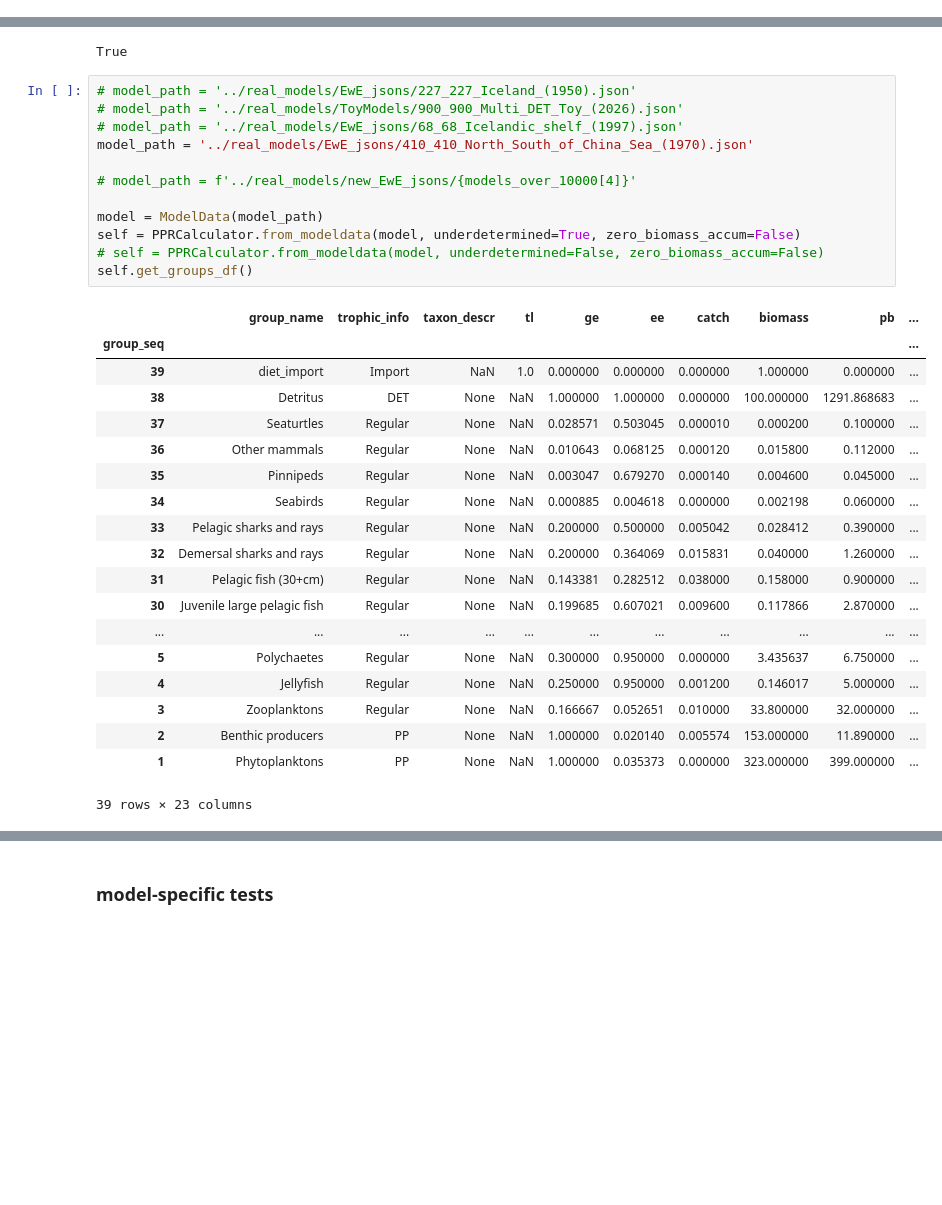
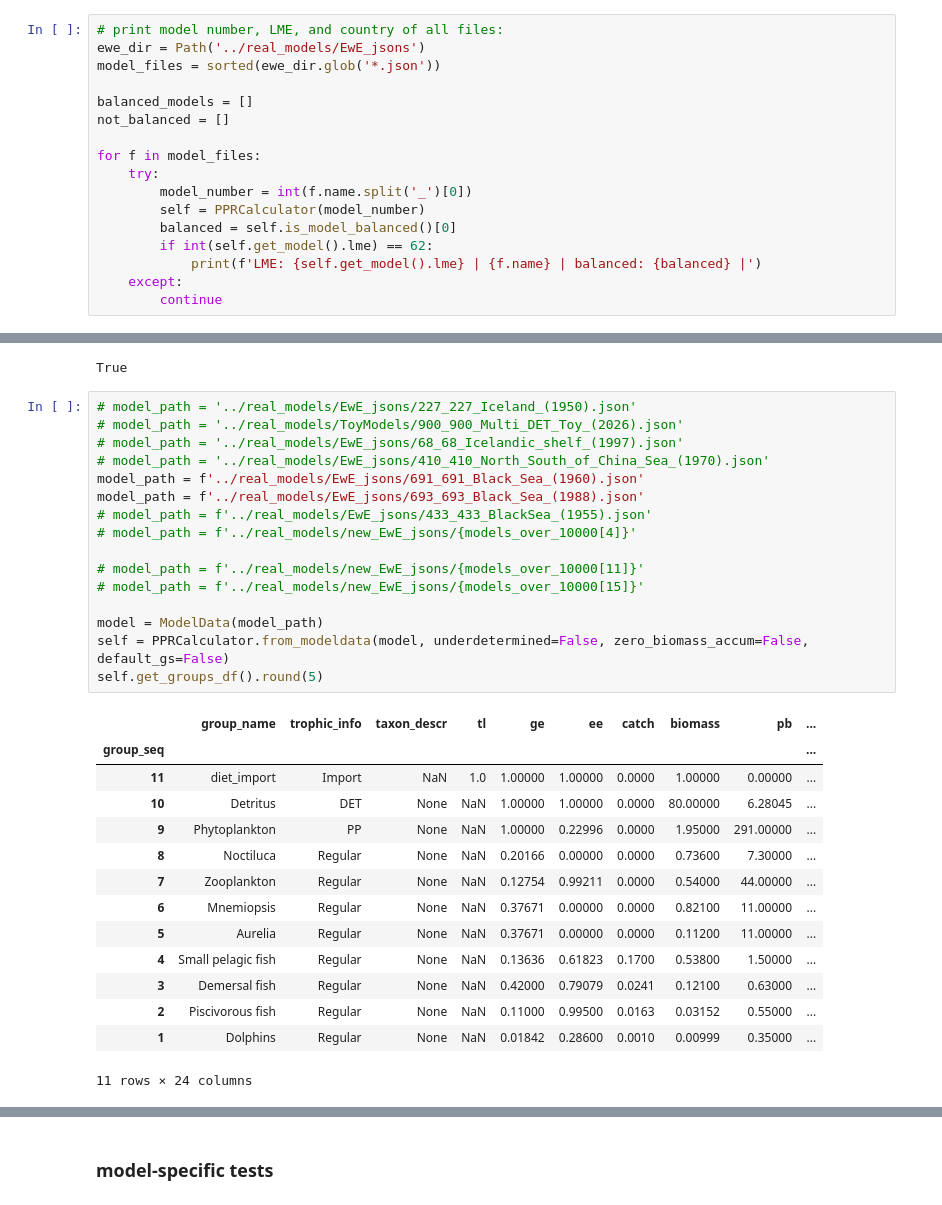
Before and after one commit to idocarmel1/PPREstimation, a Jupyter notebook: notebooks/tests.ipynb, the cells around one changed output, grey strips where cells are left out. Drawn from its saved outputs; the diff is of its cells as text; blank space fills up the shorter version.

```diff
--- a/notebooks/tests.ipynb
+++ b/notebooks/tests.ipynb
@@ -13,3 +13,20 @@ from pathlib import Path
 
 from PPRCalculator import PPRCalculator
 from ModelData import ModelData
+# %%
+# print model number, LME, and country of all files:
+ewe_dir = Path('../real_models/EwE_jsons')
+model_files = sorted(ewe_dir.glob('*.json'))
+
+balanced_models = []
+not_balanced = []
+
+for f in model_files:
+    try:
+        model_number = int(f.name.split('_')[0])
+        self = PPRCalculator(model_number)
+        balanced = self.is_model_balanced()[0]
+        if int(self.get_model().lme) == 62:
+            print(f'LME: {self.get_model().lme} | {f.name} | balanced: {balanced} |')
+    except:
+        continue
@@ -66,32 +99,31 @@ True
 # %%
 # model_path = '../real_models/EwE_jsons/227_227_Iceland_(1950).json'
 # model_path = '../real_models/ToyModels/900_900_Multi_DET_Toy_(2026).json'
 # model_path = '../real_models/EwE_jsons/68_68_Icelandic_shelf_(1997).json'
-model_path = '../real_models/EwE_jsons/410_410_North_South_of_China_Sea_(1970).json'
-
+# model_path = '../real_models/EwE_jsons/410_410_North_South_of_China_Sea_(1970).json'
+model_path = f'../real_models/EwE_jsons/691_691_Black_Sea_(1960).json'
+model_path = f'../real_models/EwE_jsons/693_693_Black_Sea_(1988).json'
+# model_path = f'../real_models/EwE_jsons/433_433_BlackSea_(1955).json'
 # model_path = f'../real_models/new_EwE_jsons/{models_over_10000[4]}'
 
+# model_path = f'../real_models/new_EwE_jsons/{models_over_10000[11]}'
+# model_path = f'../real_models/new_EwE_jsons/{models_over_10000[15]}'
+
 model = ModelData(model_path)
-self = PPRCalculator.from_modeldata(model, underdetermined=True, zero_biomass_accum=False)
-# self = PPRCalculator.from_modeldata(model, underdetermined=False, zero_biomass_accum=False)
-self.get_groups_df()
+self = PPRCalculator.from_modeldata(model, underdetermined=False, zero_biomass_accum=False, default_gs=False)
+self.get_groups_df().round(5)
 # %% [output]
 |  | group_name | trophic_info | taxon_descr | tl | ge | ee | catch | biomass | pb | ... |
 | group_seq |  |  |  |  |  |  |  |  |  | ... |
-| 39 | diet_import | Import | NaN | 1.0 | 0.000000 | 0.000000 | 0.000000 | 1.000000 | 0.000000 | ... |
-| 38 | Detritus | DET | None | NaN | 1.000000 | 1.000000 | 0.000000 | 100.000000 | 1291.868683 | ... |
-| 37 | Seaturtles | Regular | None | NaN | 0.028571 | 0.503045 | 0.000010 | 0.000200 | 0.100000 | ... |
-| 36 | Other mammals | Regular | None | NaN | 0.010643 | 0.068125 | 0.000120 | 0.015800 | 0.112000 | ... |
-| 35 | Pinnipeds | Regular | None | NaN | 0.003047 | 0.679270 | 0.000140 | 0.004600 | 0.045000 | ... |
-| 34 | Seabirds | Regular | None | NaN | 0.000885 | 0.004618 | 0.000000 | 0.002198 | 0.060000 | ... |
-| 33 | Pelagic sharks and rays | Regular | None | NaN | 0.200000 | 0.500000 | 0.005042 | 0.028412 | 0.390000 | ... |
-| 32 | Demersal sharks and rays | Regular | None | NaN | 0.200000 | 0.364069 | 0.015831 | 0.040000 | 1.260000 | ... |
-| 31 | Pelagic fish (30+cm) | Regular | None | NaN | 0.143381 | 0.282512 | 0.038000 | 0.158000 | 0.900000 | ... |
-| 30 | Juvenile large pelagic fish | Regular | None | NaN | 0.199685 | 0.607021 | 0.009600 | 0.117866 | 2.870000 | ... |
-| ... | ... | ... | ... | ... | ... | ... | ... | ... | ... | ... |
-| 5 | Polychaetes | Regular | None | NaN | 0.300000 | 0.950000 | 0.000000 | 3.435637 | 6.750000 | ... |
-| 4 | Jellyfish | Regular | None | NaN | 0.250000 | 0.950000 | 0.001200 | 0.146017 | 5.000000 | ... |
-| 3 | Zooplanktons | Regular | None | NaN | 0.166667 | 0.052651 | 0.010000 | 33.800000 | 32.000000 | ... |
-| 2 | Benthic producers | PP | None | NaN | 1.000000 | 0.020140 | 0.005574 | 153.000000 | 11.890000 | ... |
-| 1 | Phytoplanktons | PP | None | NaN | 1.000000 | 0.035373 | 0.000000 | 323.000000 | 399.000000 | ... |
+| 11 | diet_import | Import | NaN | 1.0 | 1.00000 | 1.00000 | 0.0000 | 1.00000 | 0.00000 | ... |
+| 10 | Detritus | DET | None | NaN | 1.00000 | 1.00000 | 0.0000 | 80.00000 | 6.28045 | ... |
+| 9 | Phytoplankton | PP | None | NaN | 1.00000 | 0.22996 | 0.0000 | 1.95000 | 291.00000 | ... |
+| 8 | Noctiluca | Regular | None | NaN | 0.20166 | 0.00000 | 0.0000 | 0.73600 | 7.30000 | ... |
+| 7 | Zooplankton | Regular | None | NaN | 0.12754 | 0.99211 | 0.0000 | 0.54000 | 44.00000 | ... |
+| 6 | Mnemiopsis | Regular | None | NaN | 0.37671 | 0.00000 | 0.0000 | 0.82100 | 11.00000 | ... |
+| 5 | Aurelia | Regular | None | NaN | 0.37671 | 0.00000 | 0.0000 | 0.11200 | 11.00000 | ... |
+| 4 | Small pelagic fish | Regular | None | NaN | 0.13636 | 0.61823 | 0.1700 | 0.53800 | 1.50000 | ... |
+| 3 | Demersal fish | Regular | None | NaN | 0.42000 | 0.79079 | 0.0241 | 0.12100 | 0.63000 | ... |
+| 2 | Piscivorous fish | Regular | None | NaN | 0.11000 | 0.99500 | 0.0163 | 0.03152 | 0.55000 | ... |
+| 1 | Dolphins | Regular | None | NaN | 0.01842 | 0.28600 | 0.0010 | 0.00999 | 0.35000 | ... |
-39 rows × 23 columns
+11 rows × 24 columns
```
Also changed, not shown: parts of 9 cells of this notebook, 7 other files.
